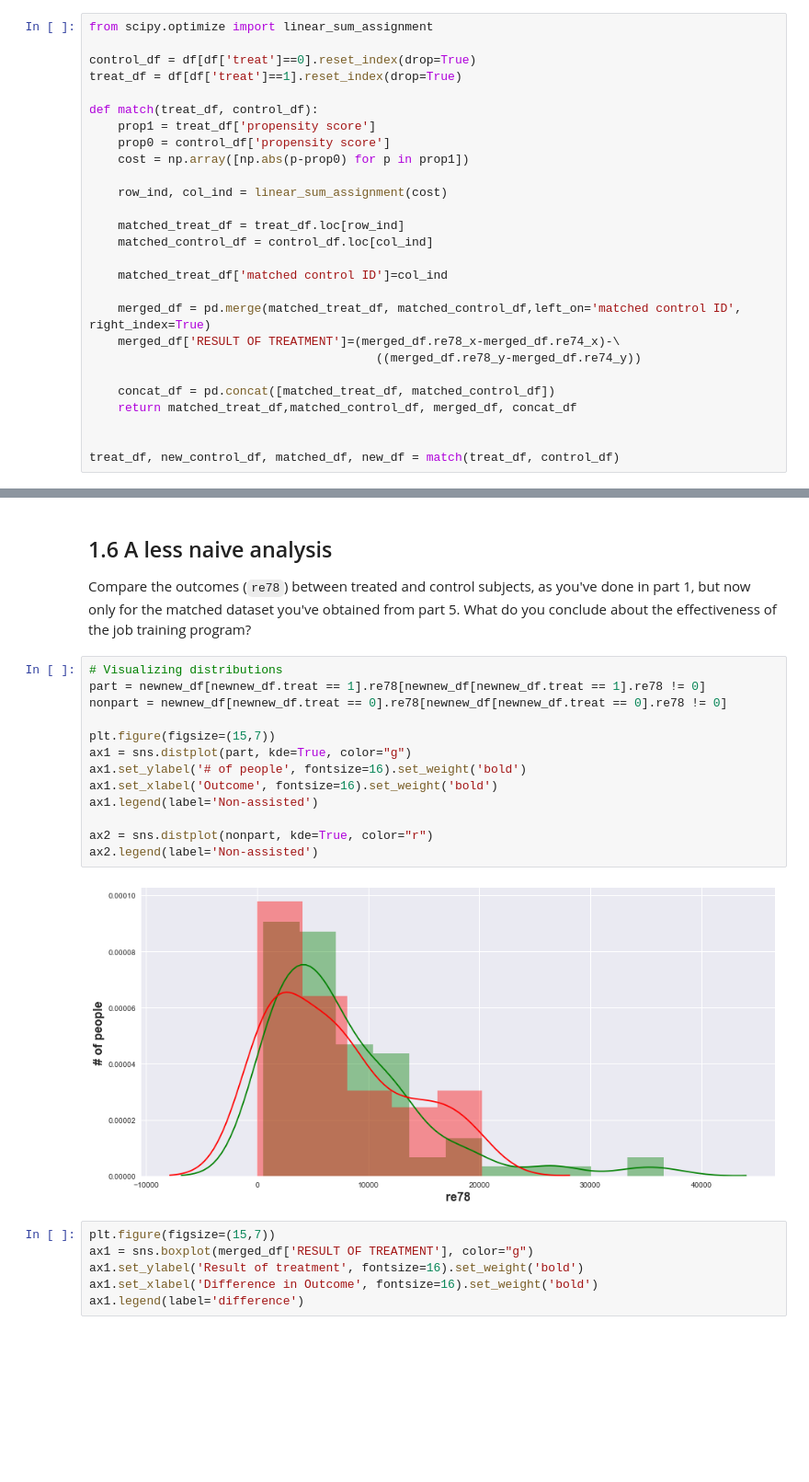
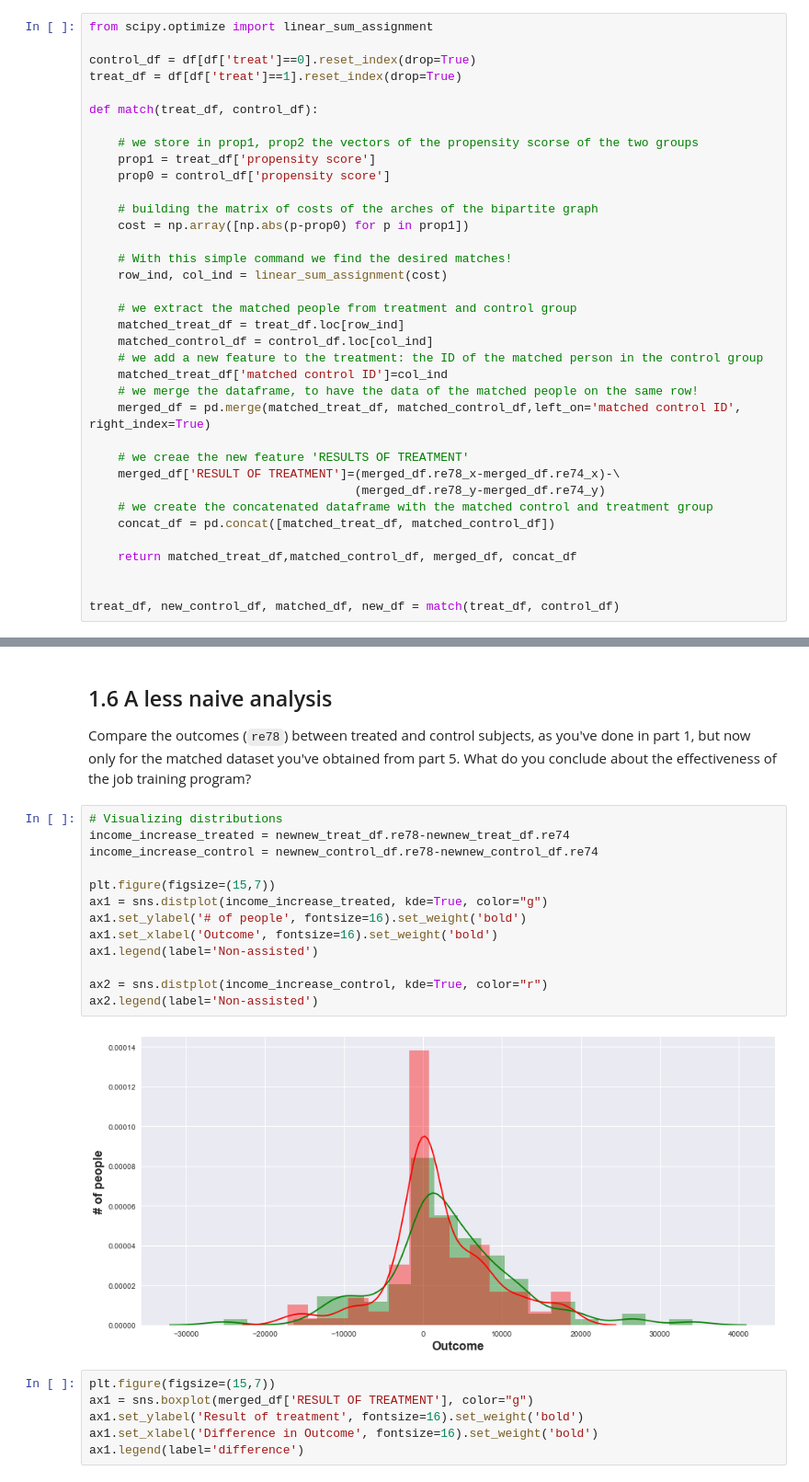
Before and after one commit to LucaZampieri/ADA_homework_LMX, a Jupyter notebook: 04 - Applied ML/Homework_04.ipynb, the cells around one changed output, grey strips where cells are left out. Shown at 92% size. Cells and saved outputs as stored; diff of their text form; blank space fills up the shorter version.

```diff
--- a/04 - Applied ML/Homework_04.ipynb
+++ b/04 - Applied ML/Homework_04.ipynb
@@ -572,22 +632,31 @@ control_df = df[df['treat']==0].reset_index(drop=True)
 treat_df = df[df['treat']==1].reset_index(drop=True)
 
 def match(treat_df, control_df):
+
+    # we store in prop1, prop2 the vectors of the propensity scorse of the two groups
     prop1 = treat_df['propensity score']
     prop0 = control_df['propensity score']
+
+    # building the matrix of costs of the arches of the bipartite graph
     cost = np.array([np.abs(p-prop0) for p in prop1])
 
+    # With this simple command we find the desired matches!
     row_ind, col_ind = linear_sum_assignment(cost)
 
+    # we extract the matched people from treatment and control group
     matched_treat_df = treat_df.loc[row_ind]
     matched_control_df = control_df.loc[col_ind]
+    # we add a new feature to the treatment: the ID of the matched person in the control group
+    matched_treat_df['matched control ID']=col_ind
+    # we merge the dataframe, to have the data of the matched people on the same row!
+    merged_df = pd.merge(matched_treat_df, matched_control_df,left_on='matched control ID', right_index=True)
 
-    matched_treat_df['matched control ID']=col_ind
+    # we creae the new feature 'RESULTS OF TREATMENT'
+    merged_df['RESULT OF TREATMENT']=(merged_df.re78_x-merged_df.re74_x)-\
+                                     (merged_df.re78_y-merged_df.re74_y)
+    # we create the concatenated dataframe with the matched control and treatment group
+    concat_df = pd.concat([matched_treat_df, matched_control_df])
 
-    merged_df = pd.merge(matched_treat_df, matched_control_df,left_on='matched control ID', right_index=True)
-    merged_df['RESULT OF TREATMENT']=(merged_df.re78_x-merged_df.re74_x)-\
-                                        ((merged_df.re78_y-merged_df.re74_y))
-
-    concat_df = pd.concat([matched_treat_df, matched_control_df])
     return matched_treat_df,matched_control_df, merged_df, concat_df
 
 
@@ -848,19 +902,19 @@ Compare the outcomes (`re78`) between treated and control subjects, as you've do
 What do you conclude about the effectiveness of the job training program?
 # %%
 # Visualizing distributions
-part = newnew_df[newnew_df.treat == 1].re78[newnew_df[newnew_df.treat == 1].re78 != 0]
-nonpart = newnew_df[newnew_df.treat == 0].re78[newnew_df[newnew_df.treat == 0].re78 != 0]
+income_increase_treated = newnew_treat_df.re78-newnew_treat_df.re74
+income_increase_control = newnew_control_df.re78-newnew_control_df.re74
 
 plt.figure(figsize=(15,7))
-ax1 = sns.distplot(part, kde=True, color="g")
+ax1 = sns.distplot(income_increase_treated, kde=True, color="g")
 ax1.set_ylabel('# of people', fontsize=16).set_weight('bold')
 ax1.set_xlabel('Outcome', fontsize=16).set_weight('bold')
 ax1.legend(label='Non-assisted')
 
-ax2 = sns.distplot(nonpart, kde=True, color="r")
+ax2 = sns.distplot(income_increase_control, kde=True, color="r")
 ax2.legend(label='Non-assisted')
 # %% [output]
-[figure, old version]
+[figure, new version]
 # %%
 plt.figure(figsize=(15,7))
 ax1 = sns.boxplot(merged_df['RESULT OF TREATMENT'], color="g")
```
Also changed, not shown: parts of 24 cells of this notebook.
